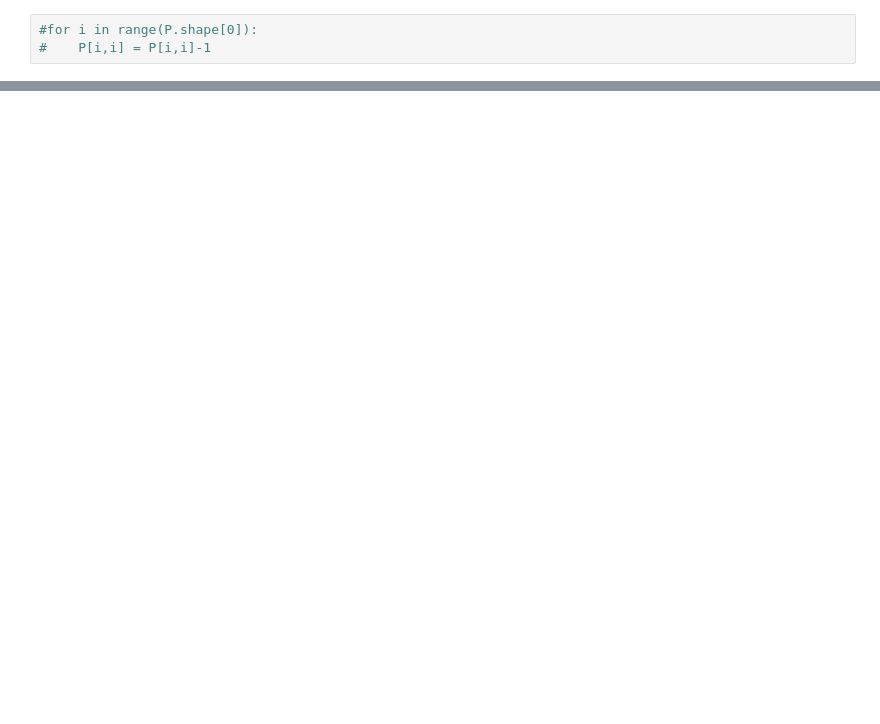
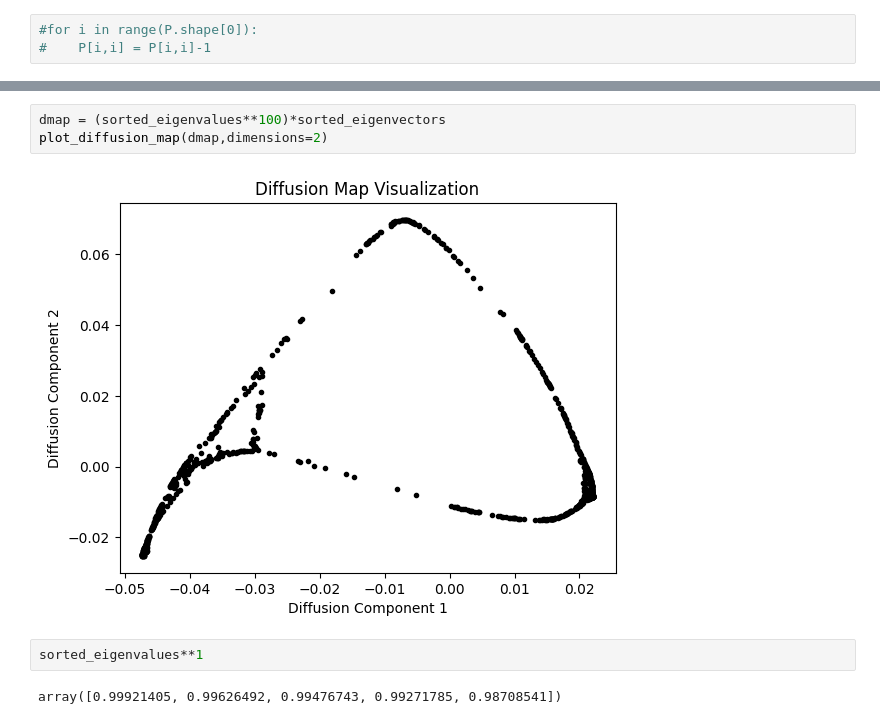
Before and after one commit to SoenBeier/diffusion_map, a Jupyter notebook: diffusion_map_own.ipynb, the cells around one changed output, grey strips where cells are left out. Drawn from its saved outputs; the diff is of its cells as text; blank space fills up the shorter version.

```diff
--- a/diffusion_map_own.ipynb
+++ b/diffusion_map_own.ipynb
@@ -170,0 +176,9 @@ Text(0, 0.5, 'Diffusion Component 2')
+# %%
+dmap = (sorted_eigenvalues**100)*sorted_eigenvectors
+plot_diffusion_map(dmap,dimensions=2)
+# %% [output]
+[figure, added]
+# %%
+sorted_eigenvalues**1
+# %% [output]
+array([0.99921405, 0.99626492, 0.99476743, 0.99271785, 0.98708541])
```
Also changed, not shown: parts of 14 cells of this notebook, 1 other file.
